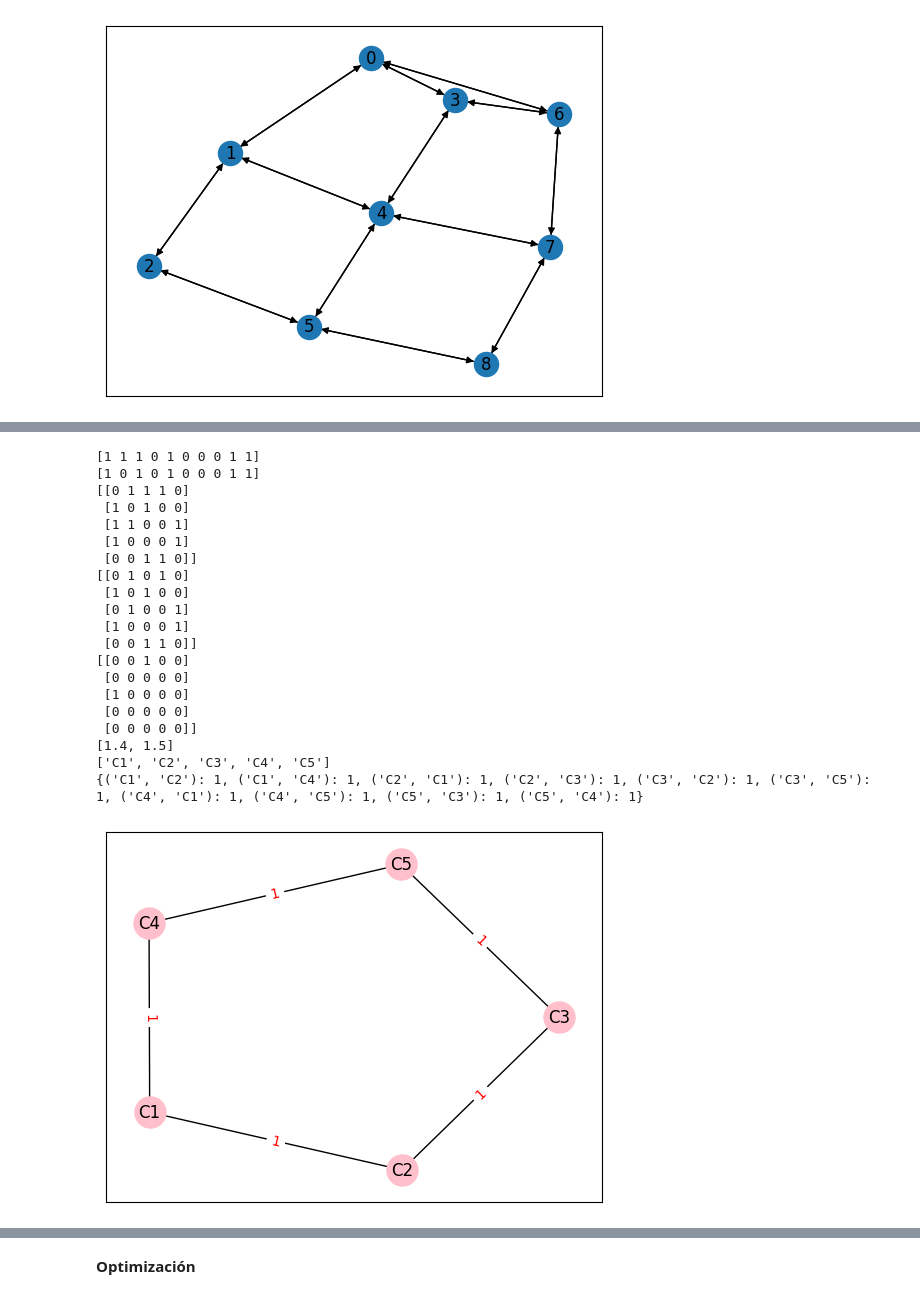
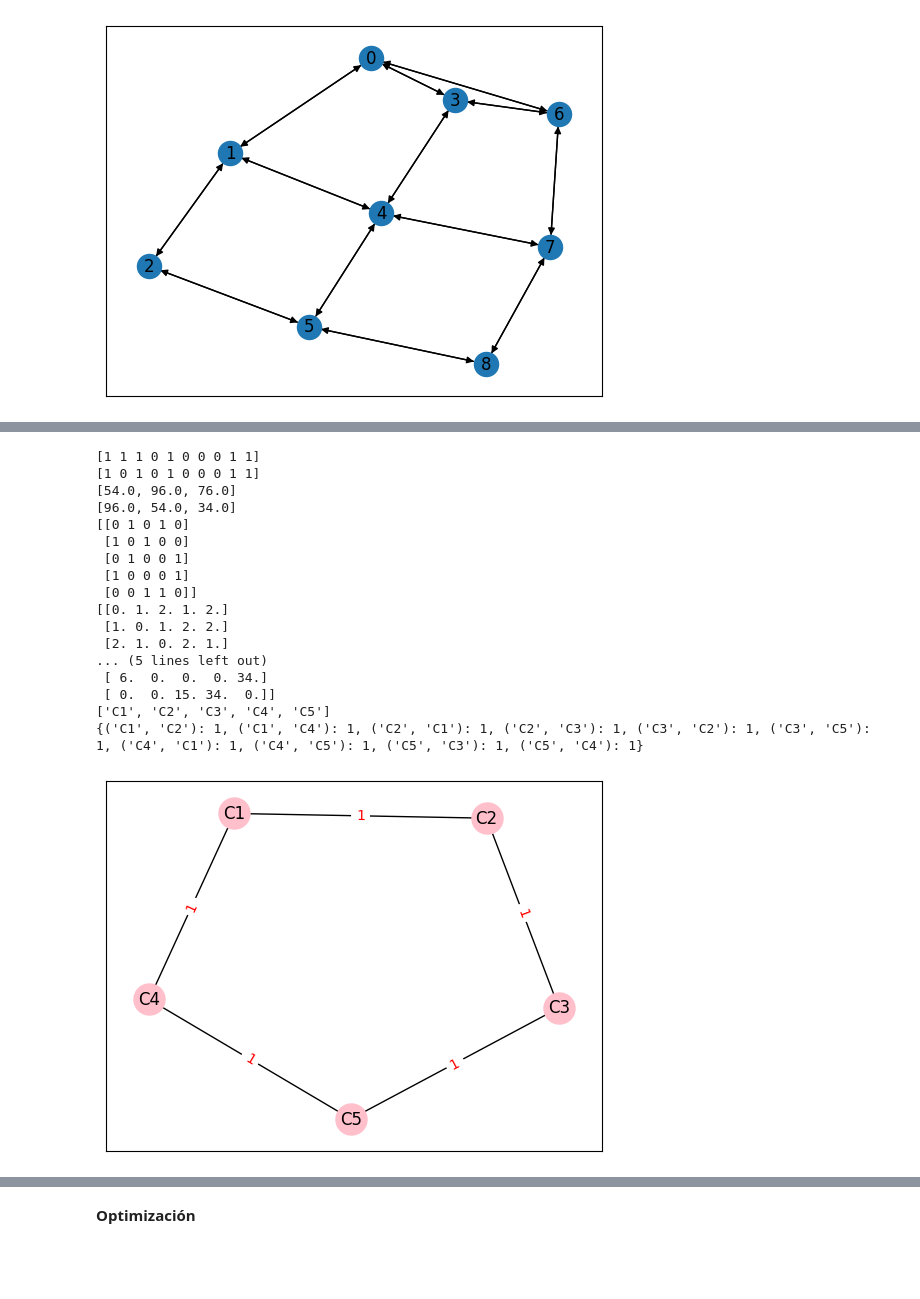
Before and after one commit to jtapiav/github-slideshow, a Jupyter notebook: GA.ipynb, the cells around one changed output, grey strips where cells are left out. Saved outputs shown, nothing was run; the diff lists cells and outputs as text; code cells hidden in the pictures; blank space fills up the shorter version.

```diff
--- a/GA.ipynb
+++ b/GA.ipynb
@@ -477,46 +533,43 @@ print( edgeLabels )
 # %%
 chromosome = mappingAdjacencyMatrixToChromosome( adj_matrix )
 print( '' )
 print( chromosome )
 
 chromosomeMutated = chromosomeMutation( chromosome )
 print( np.array(chromosomeMutated) )
 
+np.random.seed(32 )
 adj_matrixMutated = mappingChrosomeToAdjacencyMatrix( 5, chromosomeMutated )
+hop_matrixMutated = create_hop_matrix( adj_matrixMutated  )
+tdg_matrixMutated = create_tdg_matrix_mutated( adj_matrix, adj_matrixMutated, hop_matrixMutated, tdg_matrix )
 
-print( adj_matrix )
 print( adj_matrixMutated )
-print( np.abs(adj_matrix-adj_matrixMutated) )
+print( hop_matrixMutated )
+print( tdg_matrixMutated )
 
-hop_matrixMutated = create_hop_matrix( adj_matrixMutated  )
 
-print( [averageHops(hop_matrix), averageHops(hop_matrixMutated) ] )
+
 nodes = getNodesFromAdjacencyMatrix( adj_matrixMutated )
 edgeLabels = getEdgesFromAdjacencyMatrix( nodes, adj_matrixMutated )
-
 print( nodes )
 print( edgeLabels )
-
 draw_graph( nodes, edgeLabels )
 # %% [output]
 [1 1 1 0 1 0 0 0 1 1]
 [1 0 1 0 1 0 0 0 1 1]
-[[0 1 1 1 0]
- [1 0 1 0 0]
- [1 1 0 0 1]
- [1 0 0 0 1]
- [0 0 1 1 0]]
+[54.0, 96.0, 76.0]
+[96.0, 54.0, 34.0]
 [[0 1 0 1 0]
  [1 0 1 0 0]
  [0 1 0 0 1]
  [1 0 0 0 1]
  [0 0 1 1 0]]
-[[0 0 1 0 0]
- [0 0 0 0 0]
- [1 0 0 0 0]
- [0 0 0 0 0]
- [0 0 0 0 0]]
-[1.4, 1.5]
+[[0. 1. 2. 1. 2.]
+ [1. 0. 1. 2. 2.]
+ [2. 1. 0. 2. 1.]
+... (5 lines left out)
+ [ 6.  0.  0.  0. 34.]
+ [ 0.  0. 15. 34.  0.]]
 ['C1', 'C2', 'C3', 'C4', 'C5']
 {('C1', 'C2'): 1, ('C1', 'C4'): 1, ('C2', 'C1'): 1, ('C2', 'C3'): 1, ('C3', 'C2'): 1, ('C3', 'C5'): 1, ('C4', 'C1'): 1, ('C4', 'C5'): 1, ('C5', 'C3'): 1, ('C5', 'C4'): 1}
-[figure, old version]
+[figure, new version]
```
Also changed, not shown: parts of 71 cells of this notebook.
